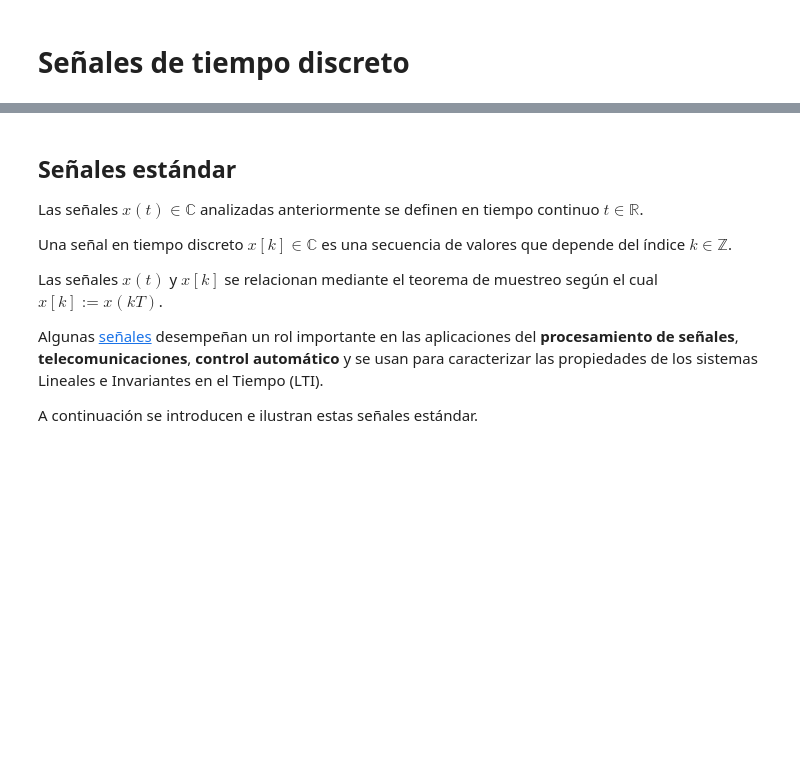
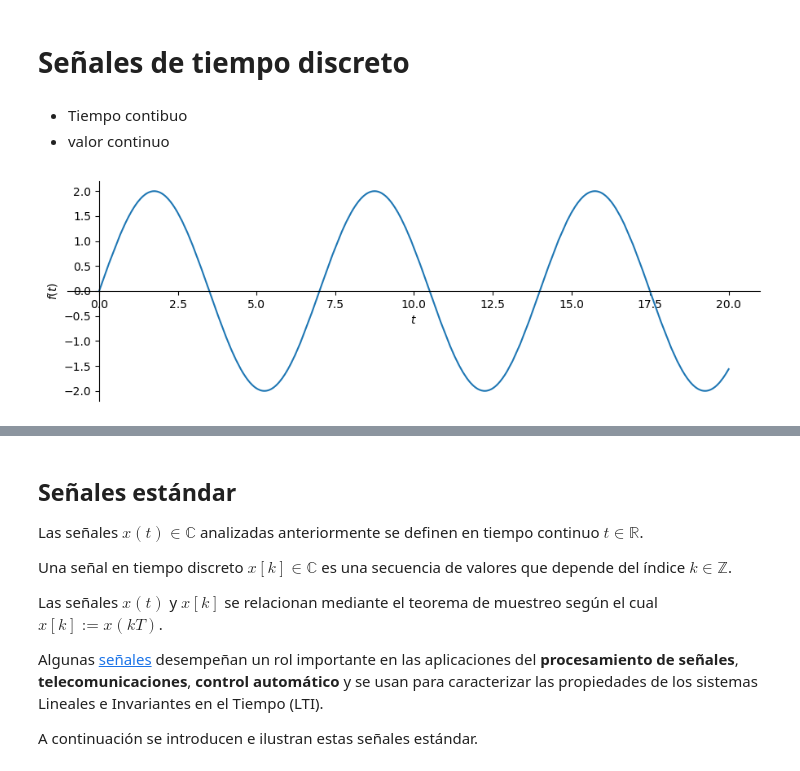
Before and after one commit to pierrediazp/Se-ales_y_Sistemas, a Jupyter notebook: SenalesEstandarTD.ipynb, the cells around one changed output, grey strips where cells are left out. Cells and saved outputs as stored; diff of their text form; code cells hidden in the pictures; blank space fills up the shorter version.

```diff
--- a/SenalesEstandarTD.ipynb
+++ b/SenalesEstandarTD.ipynb
@@ -1,2 +7,11 @@
 # %% [markdown]
 # Señales de tiempo discreto
+# %% [markdown]
+- Tiempo contibuo
+- valor continuo
+# %%
+t = sym.symbols('t')
+x_tc =  2*sym.sin(2*sym.pi*1*t/7)
+g1 = sym.plot(x_tc,(t,0,20))
+# %% [output]
+[figure, added]
```
Also changed, not shown: parts of 18 cells of this notebook.
